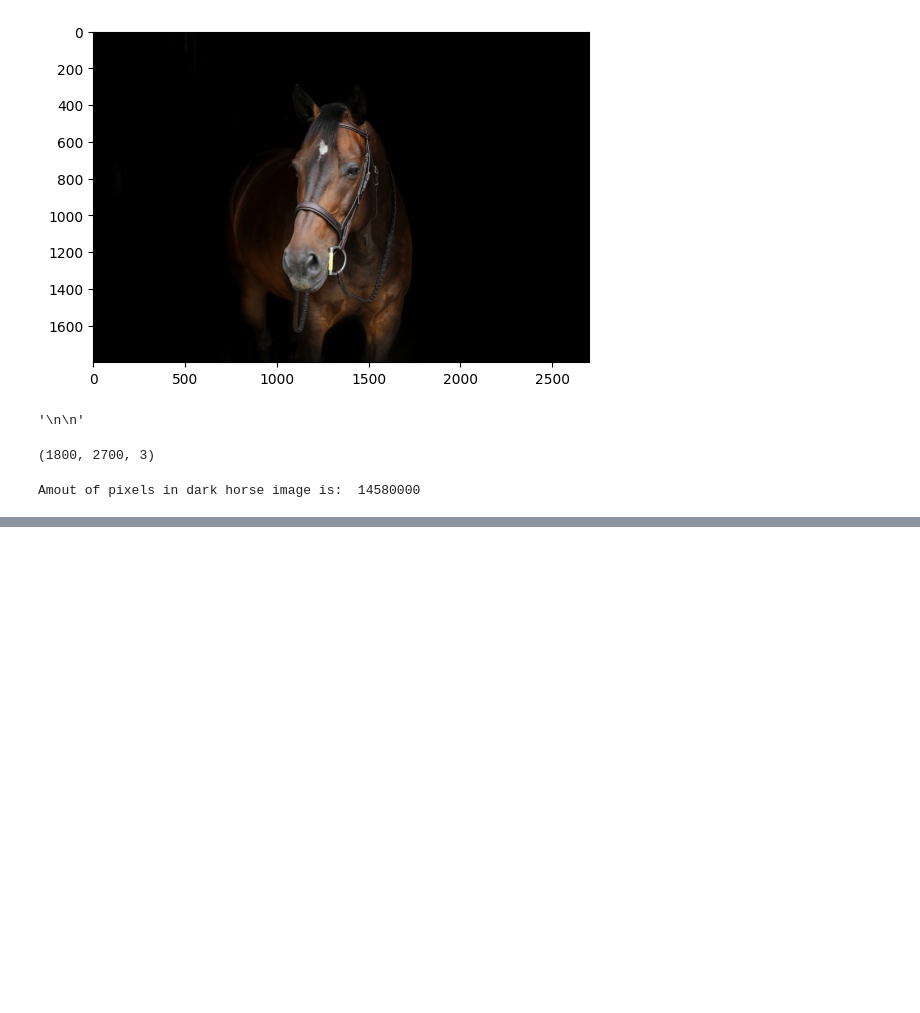
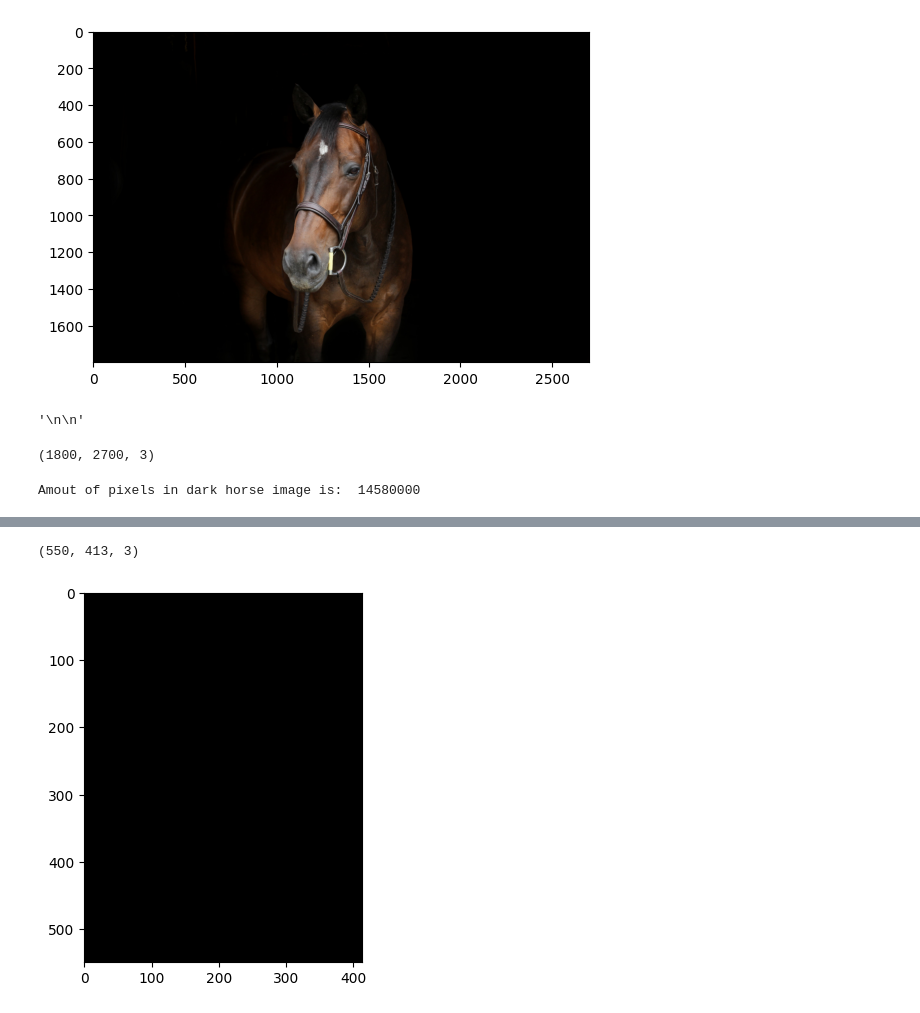
Before and after one commit to Joel-Milla/Computer-Vision-OpenCV-DeepLearning, a Jupyter notebook: Section 4 - Image Processing/Histograms.ipynb, the cells around one changed output, grey strips where cells are left out. Cells and saved outputs as stored; diff of their text form; code cells hidden in the pictures; blank space fills up the shorter version.

```diff
--- a/Section 4 - Image Processing/Histograms.ipynb
+++ b/Section 4 - Image Processing/Histograms.ipynb
@@ -108,0 +116,13 @@ Amout of pixels in dark horse image is:  14580000
+# %%
+rainbow, show_rainbow = get_image('rainbow.jpg')
+# %%
+img = rainbow
+img.shape
+# %% [output]
+(550, 413, 3)
+# %%
+mask = np.zeros(img.shape[:2], np.uint8) # grabs only the x and y component
+# %%
+show_image(mask, color='gray')
+# %% [output]
+[figure, added]
```
Also changed, not shown: parts of 9 cells of this notebook.
